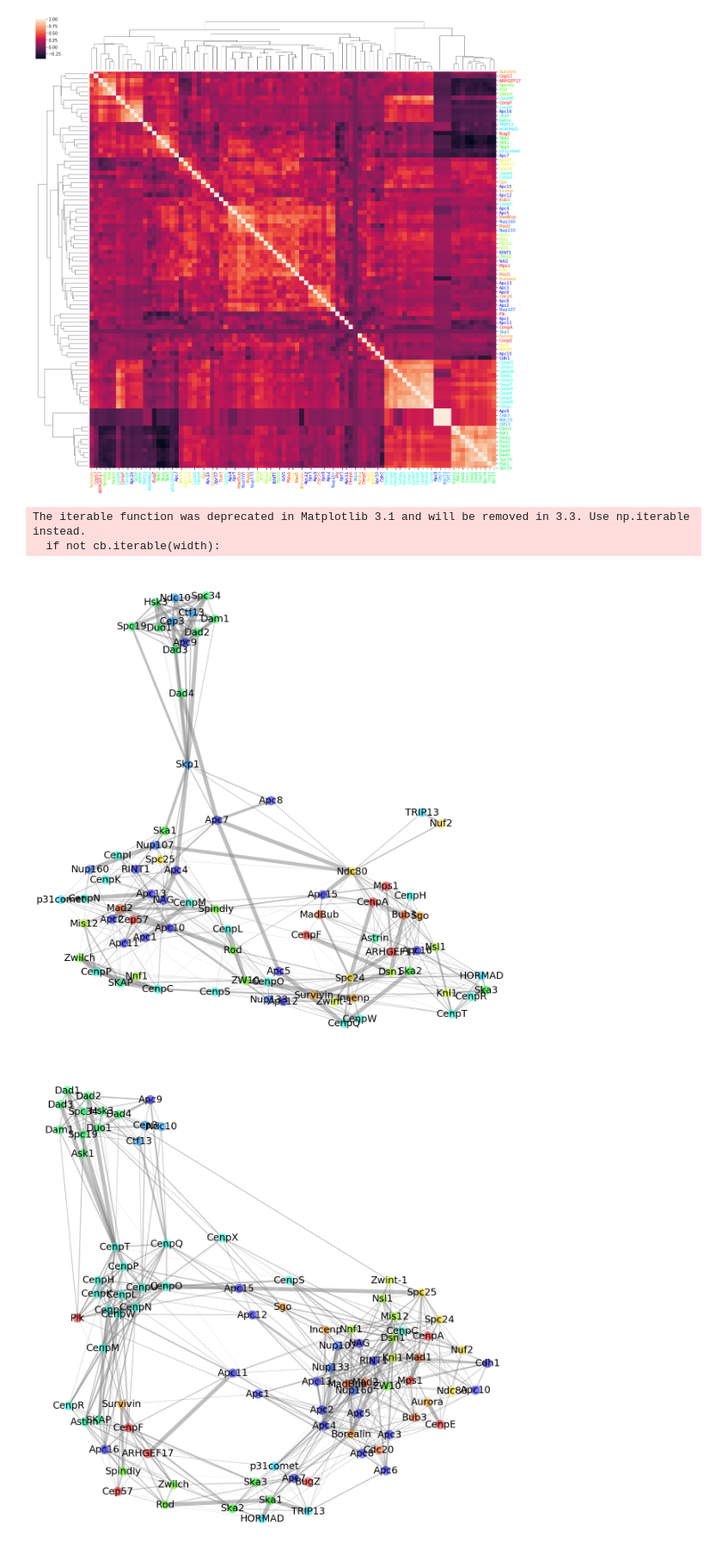
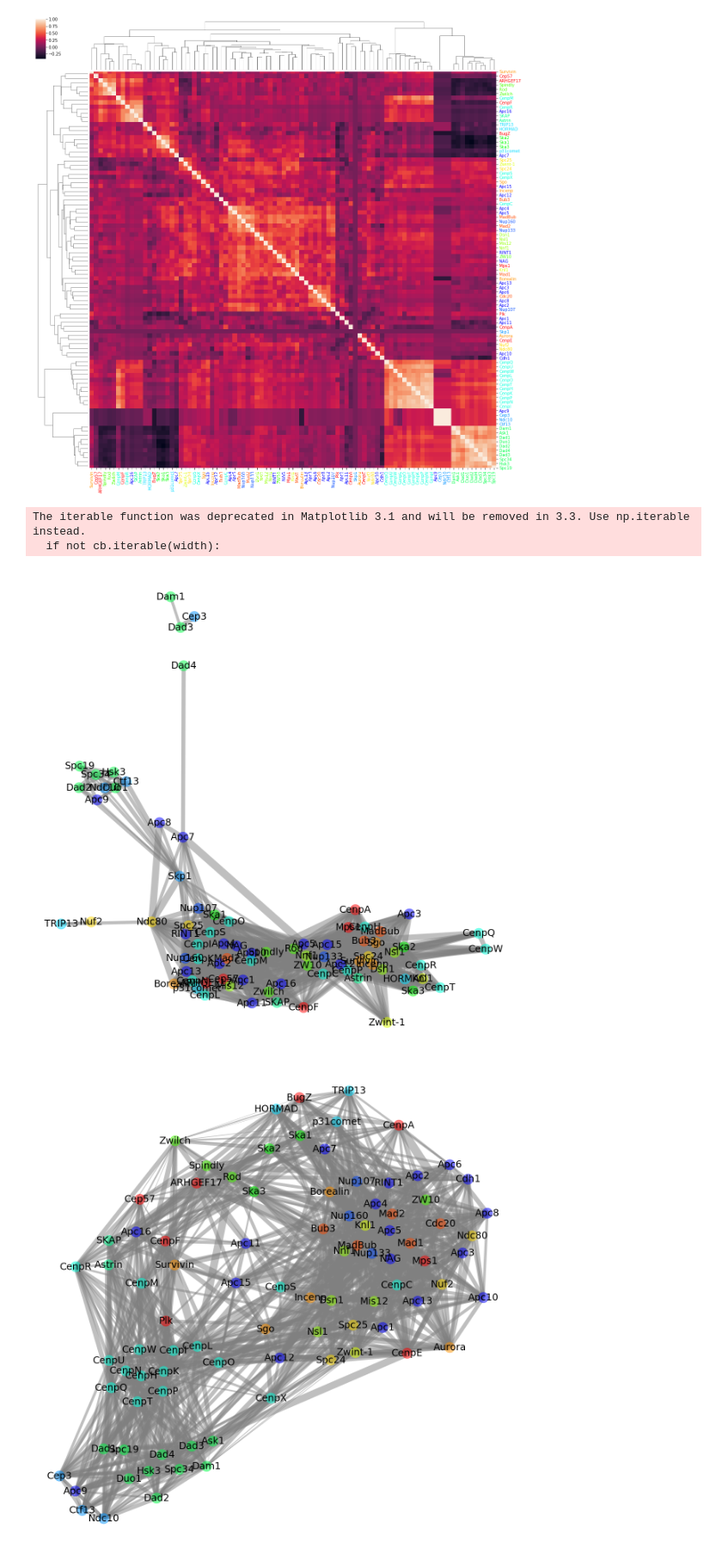
Before and after one commit to DessimozLab/HogProf, a Jupyter notebook: pyprofiler/notebooks/searchEnrich.ipynb, the cells around one changed output. Shown at 86% size. Drawn from its saved outputs; the diff is of its cells as text; code cells hidden in the pictures.

```diff
--- a/pyprofiler/notebooks/searchEnrich.ipynb
+++ b/pyprofiler/notebooks/searchEnrich.ipynb
@@ -25,3 +28,3 @@ KeyboardInterrupt:
 # %%
 #lets load a compiled db containing the OMA root HOGs into a profiler oject
-p = profiler.Profiler(lshforestpath = config_utils.datadir+'all512/newlshforest.pkl' , hashes_h5=config_utils.datadir +'all512/hashes.h5' , mat_path= None, oma = True, tar= None , nsamples = 512)
+p = profiler.Profiler(lshforestpath = config_utils.datadir+ 'newlshforest.pkl' , hashes_h5=config_utils.datadir  +'hashes.h5' , mat_path= None, oma = True, tar= None , nsamples = 512)
@@ -59,7 +121,7 @@ Hogs = []
 #lets just grab the top one closest to the human sequence with a HOG ID
 for n in kinetodf.name.unique():
     sub = kinetodf[kinetodf.name == n ]
-    for Hog in list(sub.topHOG.unique())[0:2]:
+    for Hog in list(sub.topHOG.unique())[0:3]:
         if len(Hog)>0:
             Hogs.append(Hog)
 print(Hogs)
@@ -73,5 +140,9 @@ profiles = { h: {'hashsig': profiles[h] , 'name': names[h]  }  for h in profiles
 profiles = pd.DataFrame.from_dict( profiles , orient='index' )
 print(profiles.head())
 print(len(profiles))
+print(len(profiles.name.unique()))
+profiles = profiles.drop_duplicates( subset = 'name', keep = 'last')
+print(len(profiles))
+print(profiles)
 # %% [output]
                                                        hashsig   name
@@ -86,12 +167,25 @@ import seaborn as sns
 from matplotlib import pyplot as plt
 import colour
 #we can perform an all vs all comparison to replicate the results in va hoof et al
+import time
+import multiprocessing as mp
+
+pool = mp.Pool()
 
 
-jkern = [ [ h1.jaccard(h2) if i<j else 0 for j,h2 in enumerate(profiles.hashsig) ] for i,h1 in enumerate(profiles.hashsig)]
+print(len(list(profiles.hashsig)) )
+start = time.time()
+print( list( profiles.hashsig )[0].jaccard(list(profiles.hashsig)[1]) )
+print(time.time()-start)
+
+jkern = [ [ h1.jaccard(h2) if i<j else 0 for j,h2 in enumerate(list(profiles.hashsig)) ] for i,h1 in enumerate(list(profiles.hashsig))]
+
+pool.close()
+
 jkern = np.asarray(jkern)
 jkern+=jkern.T
-np.fill_diagonal(jkern , 1 )
+np.fill_diagonal( jkern , 1 )
+print(jkern)
 g = sns.clustermap( jkern , xticklabels= profiles.name , yticklabels= profiles.name , figsize = (20,20) )
 
 
@@ -103,8 +197,6 @@ colordict = dict( zip( list(colorcode.index) , list(colorcode.complex_number)))
 colordict = { n:colors[colordict[n]] for n in colordict}
 red = colour.Color('red')
 blue = colour.Color('blue')
-
-
 
 for tick_label in g.ax_heatmap.axes.get_yticklabels():
     l = tick_label.get_text()
@@ -123,6 +215,5 @@ for tick_label in g.ax_heatmap.axes.get_xticklabels():
     tick_label.set_color(c)
 
 
-
 plt.show()
 # %% [output]
@@ -166,33 +267,33 @@ plt.show()
 # %%
 #lets compare the organisation of the complex in both as graph structures
 import networkx as nx
 pG = nx.from_numpy_matrix( pearsondf.to_numpy() )
 jG = nx.from_numpy_matrix( jkern )
 pG = nx.relabel_nodes( pG , { i:p for i,p in enumerate(pearsondf.index) })
 jG = nx.relabel_nodes( jG , { i:p for i,p in enumerate(profiles.name) })
 print(pG)
 print(jG)
 alledges={}
 shared={}
-topk = 10
+topk = 20
 
 for g in [jG, pG]:
     finalg = nx.Graph()
     for n in g.nodes():
         alledges = [ (n,l) for l in g.neighbors(n) if n != l ]
         weights = [ g[e[0]][e[1]]['weight'] for e in alledges]
         keep = np.flip(np.argsort(weights))[0:topk]
         edges = [ alledges[s] for s in list(keep) ]
-        [  finalg.add_edge(e[0],e[1], weight= max(1/(i +1),g[e[0]][e[1]]['weight']) ) if finalg.has_edge(e[0],e[1]) else finalg.add_edge(e[0],e[1], weight=1/(i +1)) for i,e in enumerate(edges)   ]
+        [  finalg.add_edge(e[0],e[1], weight= max(1/(i +1),g[e[0]][e[1]]['weight']) ) if finalg.has_edge(e[0],e[1]) else finalg.add_edge(e[0],e[1], weight= g[e[0]][e[1]]['weight']) for i,e in enumerate(edges)   ]
     pos = nx.spring_layout( finalg , weight='weight')
     weights = np.asarray([e[2]['weight'] for e in g.edges(data = True)])
     plt.figure( figsize = (17,17))
     cvec = [ colordict[n] if n in colordict else 'black' for n in finalg.nodes()]
-    nx.draw(finalg, pos=pos, edge_color='grey', width=10*weights, node_size= 500, node_color = cvec ,alpha = .5 )
+    nx.draw(finalg, pos=pos, edge_color='grey', width= 5*np.log( weights ), node_size= 700, node_color = cvec ,alpha = .5 )
     labels=nx.draw_networkx_labels(finalg , pos = pos , font_size= 25 )
     plt.show()
 # %% [output]
 The iterable function was deprecated in Matplotlib 3.1 and will be removed in 3.3. Use np.iterable instead.
   if not cb.iterable(width):
-[figure, old version]
+[figure, new version]
-[figure, old version]
+[figure, new version]
```
Also changed, not shown: parts of 18 cells of this notebook, 6 other files.
